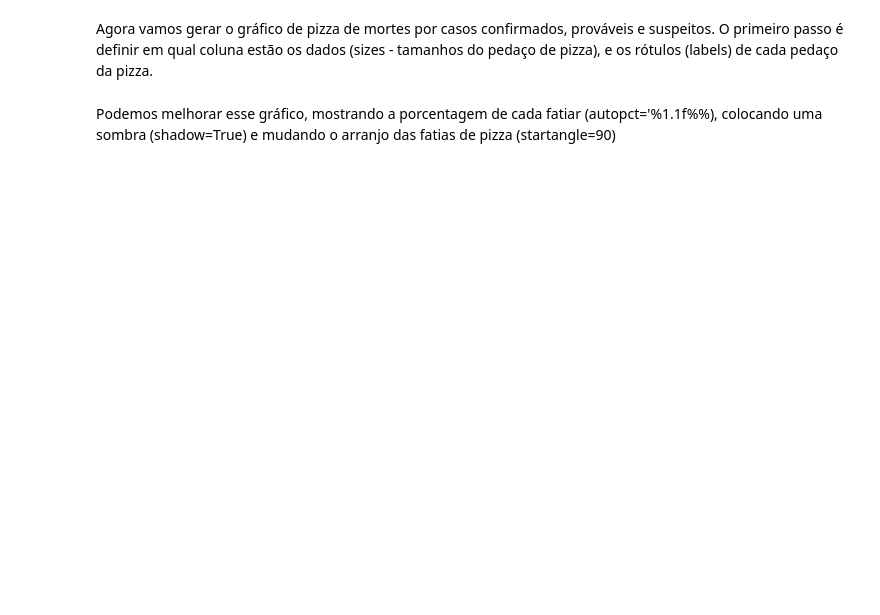
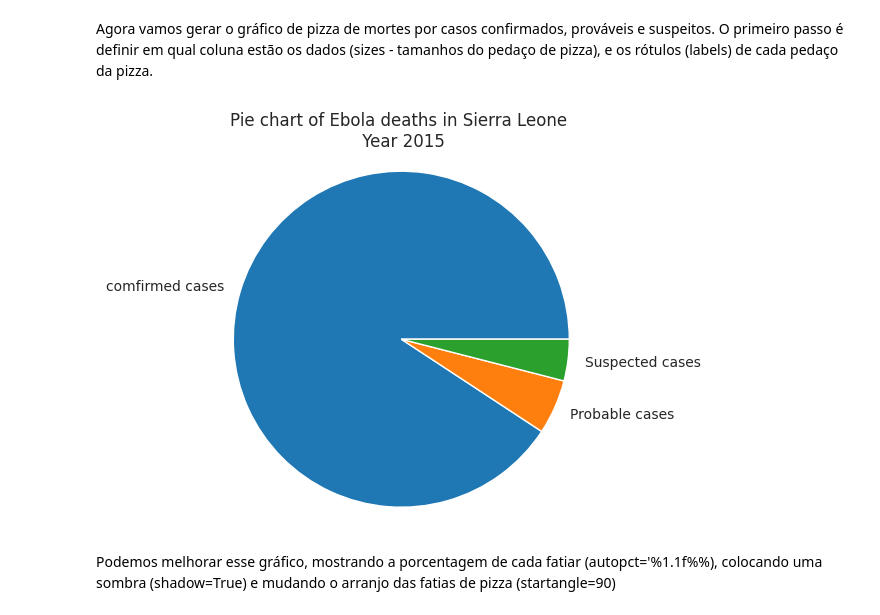
Before and after one commit to UlissesJunior/XMAC02-MetodosMatematicosAnaliseDados, a Jupyter notebook: Notebooks/Aula09 - Plotagem de Gráficos/Aula09a.ipynb, the cells around one changed output. Cells and saved outputs as stored; diff of their text form; code cells hidden in the pictures; blank space fills up the shorter version.

```diff
--- a/Notebooks/Aula09 - Plotagem de Gráficos/Aula09a.ipynb
+++ b/Notebooks/Aula09 - Plotagem de Gráficos/Aula09a.ipynb
@@ -9,3 +9,5 @@ import matplotlib.pyplot as plt
 import seaborn as sns
 # %% [markdown]
 A seguir, vamos fazer o upload do csv que contém os dados.
+# %%
+df = pd.read_csv("ebola.csv",encoding ='latin-1')
@@ -14,4 +35,17 @@ Agora vamos filtrar apenas os dados de Sierra Leone.
+# %%
+Sierra = df[df['Countries']=='Sierra Leone']
 # %% [markdown]
 Agora vamos gerar o gráfico de pizza de mortes por casos confirmados, prováveis e suspeitos. O primeiro passo é definir em qual coluna estão os dados (sizes - tamanhos do pedaço de pizza), e os rótulos (labels) de cada pedaço da pizza.
+# %%
+sizes = Sierra['Death']
+labels = Sierra['Type']
+# %%
+sns.set_style("darkgrid")
+plt.pie(sizes, labels = labels)
+plt.title('Pie chart of Ebola deaths in Sierra Leone \n Year 2015')
+plt.axis('equal')
+plt.show()
+# %% [output]
+[figure, added]
 # %% [markdown]
 Podemos melhorar esse gráfico, mostrando a porcentagem de cada fatiar (autopct='%1.1f%%), colocando uma sombra (shadow=True) e mudando o arranjo das fatias de pizza (startangle=90)
```
Also changed, not shown: parts of 7 cells of this notebook.
